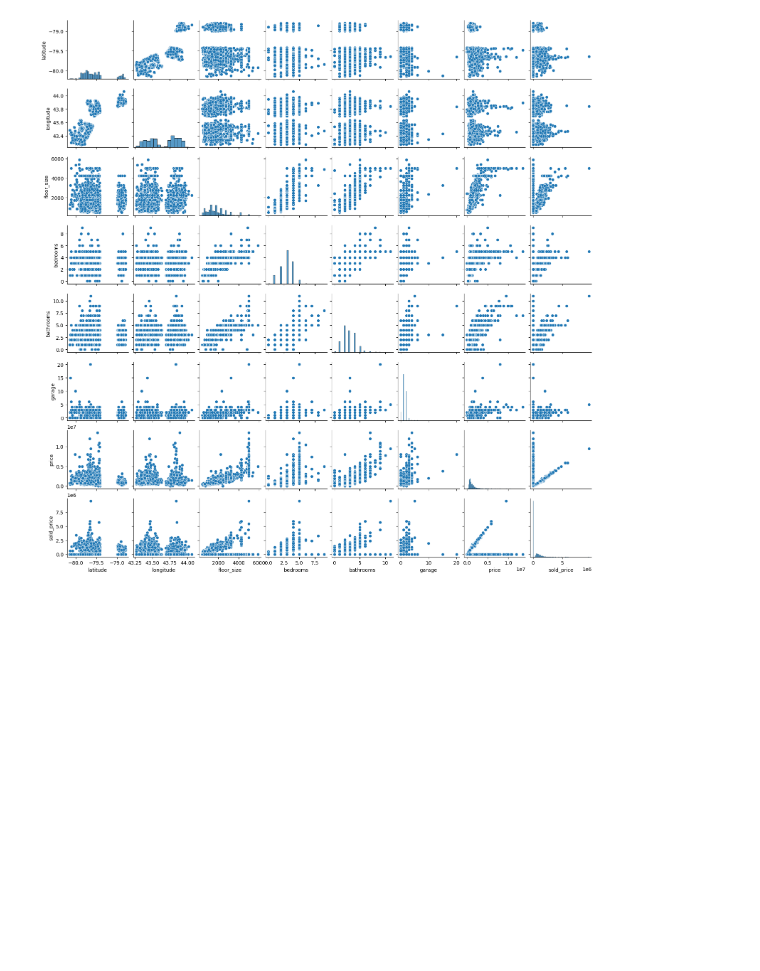
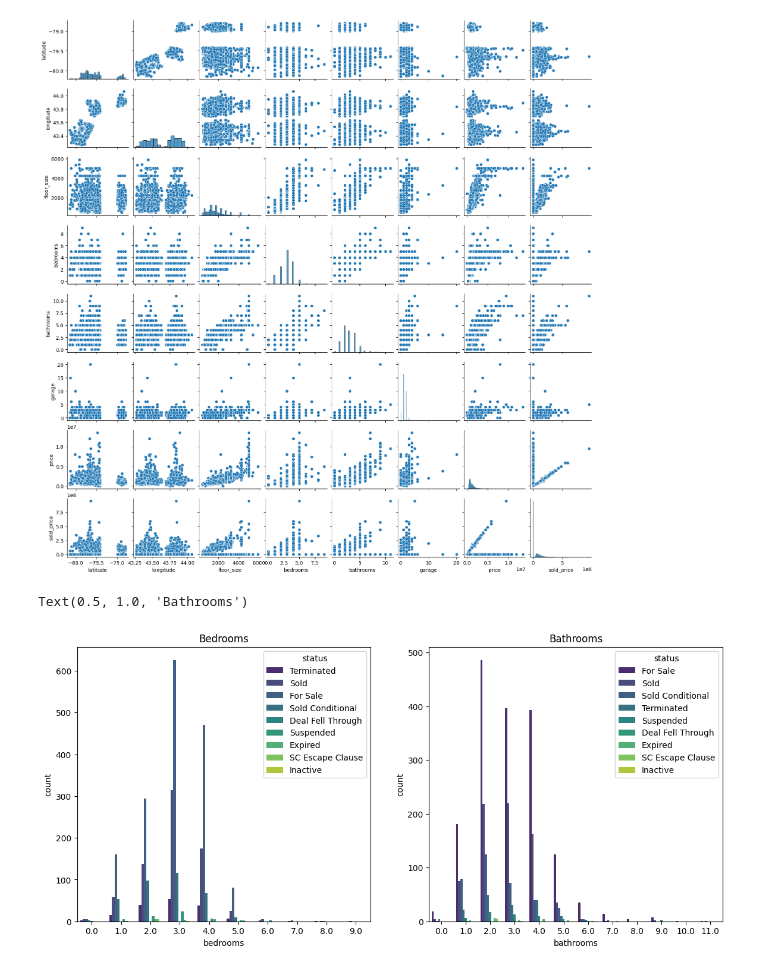
Before and after one commit to MaisieDeGraaf/Housing-Project_Final, a Jupyter notebook: linreg_housing.ipynb, the cells around one changed output. Cells and saved outputs as stored; diff of their text form; code cells hidden in the pictures; blank space fills up the shorter version.

```diff
--- a/linreg_housing.ipynb
+++ b/linreg_housing.ipynb
@@ -165,12 +165,15 @@ plt.show()
 # %%
 fig, axs = plt.subplots(nrows=1, ncols=2, figsize=(14, 6))
 
 # Plot the first countplot on the first subplot (axs[0])
-sns.countplot(x=houses_df["airconditioning"], hue=houses_df["stories"], palette="viridis", ax=axs[0])
+sns.countplot(x=houses_df["bedrooms"], hue=houses_df["status"], palette="viridis", ax=axs[0])
 
 # Plot the second countplot on the second subplot (axs[1])
-sns.countplot(x=houses_df["hotwaterheating"], hue=df["stories"], palette="viridis", ax=axs[1])
+sns.countplot(x=houses_df["bathrooms"], hue=houses_df["status"], palette="viridis", ax=axs[1])
 
 # Optionally, add titles to the subplots
-axs[0].set_title("Air conditioning")
-axs[1].set_title("Hot water heating")
+axs[0].set_title("Bedrooms")
+axs[1].set_title("Bathrooms")
+# %% [output]
+Text(0.5, 1.0, 'Bathrooms')
+[figure, added]
```
Also changed, not shown: parts of 1 cell of this notebook.
